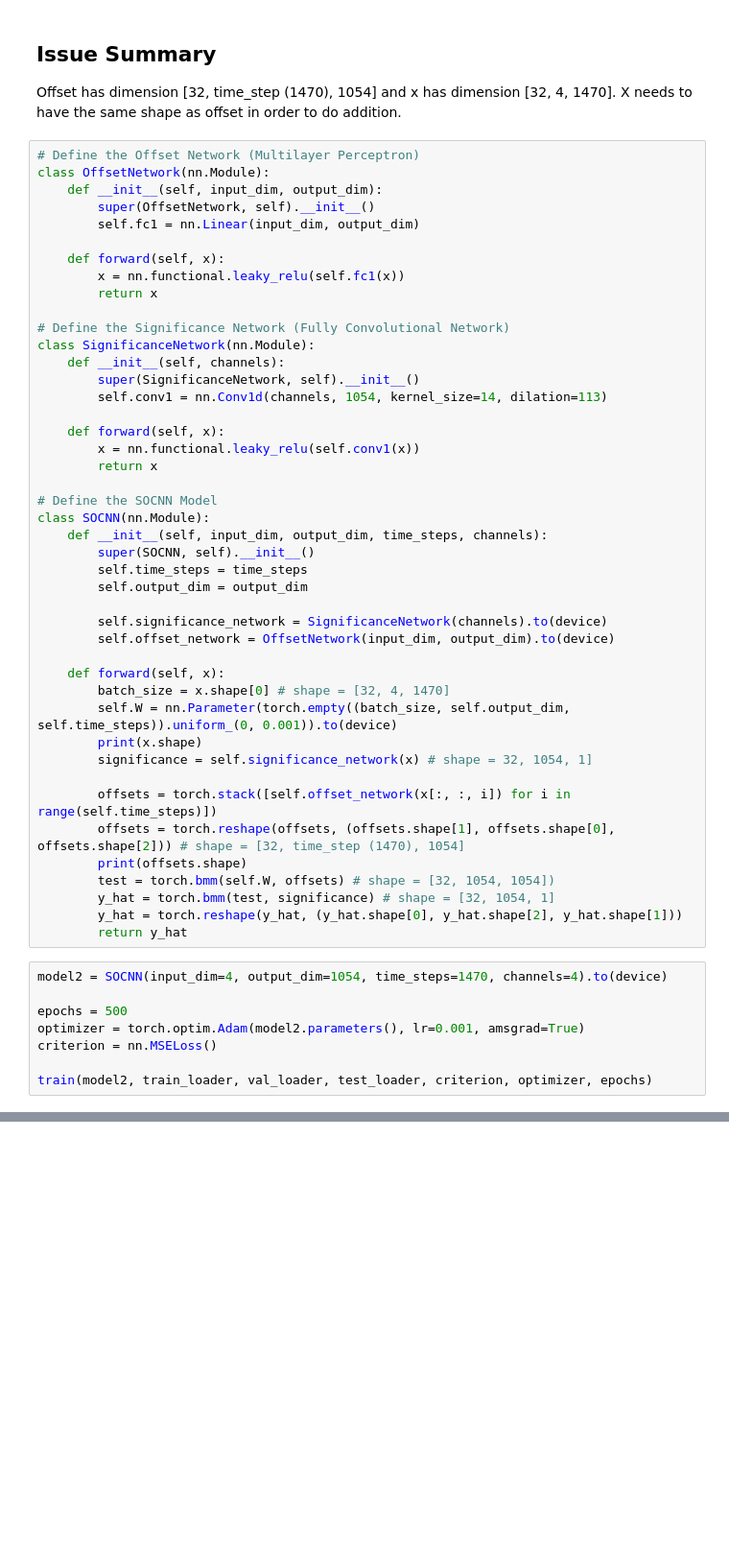
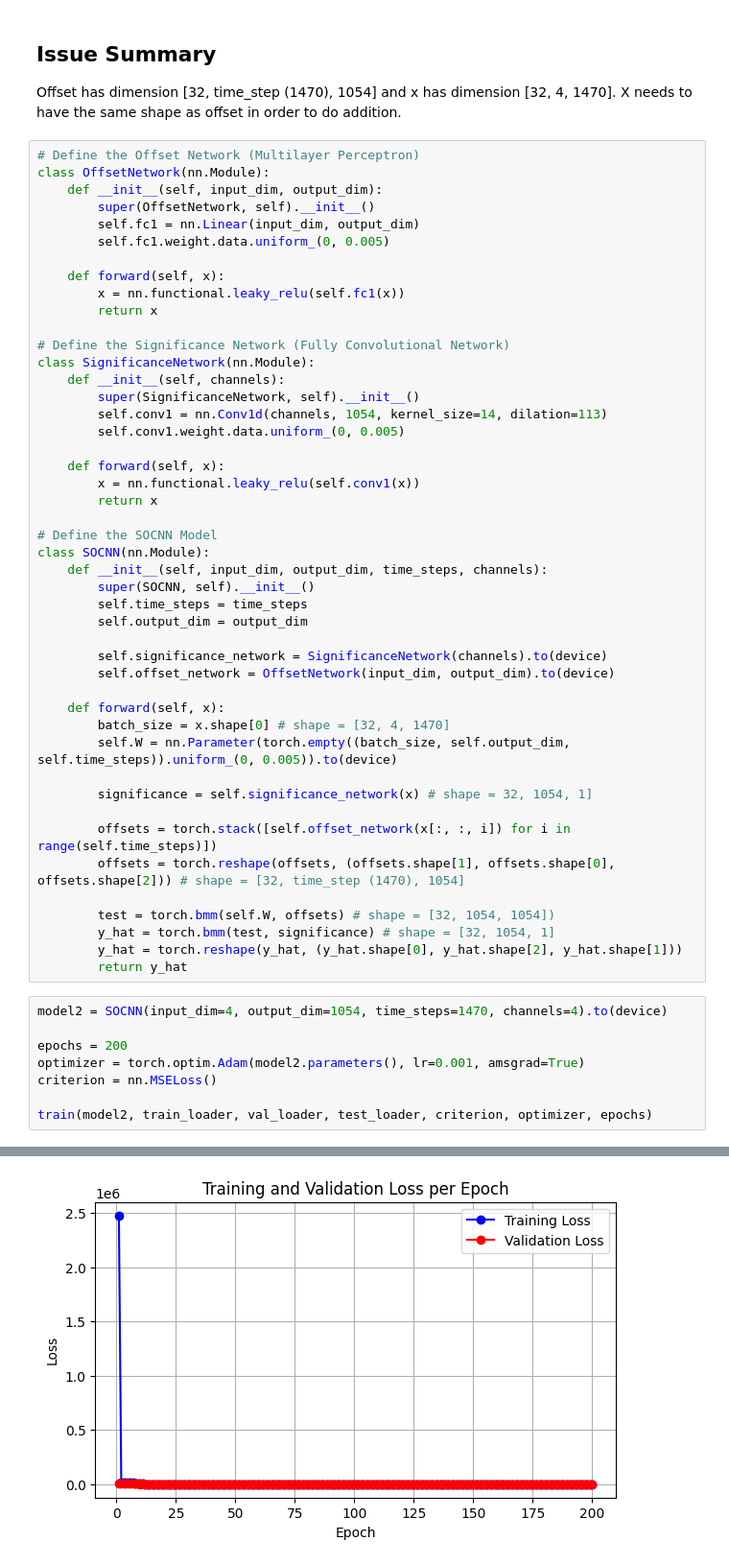
Before and after one commit to VictorH2208/Capstone-CNN, a Jupyter notebook: CNN/torch_cnn.ipynb, the cells around one changed output, grey strips where cells are left out. Shown at 96% size. Saved outputs shown, nothing was run; the diff lists cells and outputs as text; blank space fills up the shorter version.

```diff
--- a/CNN/torch_cnn.ipynb
+++ b/CNN/torch_cnn.ipynb
@@ -450,6 +469,7 @@ class OffsetNetwork(nn.Module):
     def __init__(self, input_dim, output_dim):
         super(OffsetNetwork, self).__init__()
         self.fc1 = nn.Linear(input_dim, output_dim)
+        self.fc1.weight.data.uniform_(0, 0.005)
 
     def forward(self, x):
         x = nn.functional.leaky_relu(self.fc1(x))
@@ -460,6 +480,7 @@ class SignificanceNetwork(nn.Module):
     def __init__(self, channels):
         super(SignificanceNetwork, self).__init__()
         self.conv1 = nn.Conv1d(channels, 1054, kernel_size=14, dilation=113)
+        self.conv1.weight.data.uniform_(0, 0.005)
 
     def forward(self, x):
         x = nn.functional.leaky_relu(self.conv1(x))
@@ -477,13 +498,13 @@ class SOCNN(nn.Module):
 
     def forward(self, x):
         batch_size = x.shape[0] # shape = [32, 4, 1470]
-        self.W = nn.Parameter(torch.empty((batch_size, self.output_dim, self.time_steps)).uniform_(0, 0.001)).to(device)
-        print(x.shape)
+        self.W = nn.Parameter(torch.empty((batch_size, self.output_dim, self.time_steps)).uniform_(0, 0.005)).to(device)
+
         significance = self.significance_network(x) # shape = 32, 1054, 1]
 
         offsets = torch.stack([self.offset_network(x[:, :, i]) for i in range(self.time_steps)])
         offsets = torch.reshape(offsets, (offsets.shape[1], offsets.shape[0], offsets.shape[2])) # shape = [32, time_step (1470), 1054]
-        print(offsets.shape)
+
         test = torch.bmm(self.W, offsets) # shape = [32, 1054, 1054])
         y_hat = torch.bmm(test, significance) # shape = [32, 1054, 1]
         y_hat = torch.reshape(y_hat, (y_hat.shape[0], y_hat.shape[2], y_hat.shape[1]))
@@ -491,7 +512,7 @@ class SOCNN(nn.Module):
 # %%
 model2 = SOCNN(input_dim=4, output_dim=1054, time_steps=1470, channels=4).to(device)
 
-epochs = 500
+epochs = 200
 optimizer = torch.optim.Adam(model2.parameters(), lr=0.001, amsgrad=True)
 criterion = nn.MSELoss()
 
@@ -501,0 +523 @@ torch.Size([32, 1470, 1054])
+[figure, added]
```
Also changed, not shown: parts of 13 cells of this notebook.
